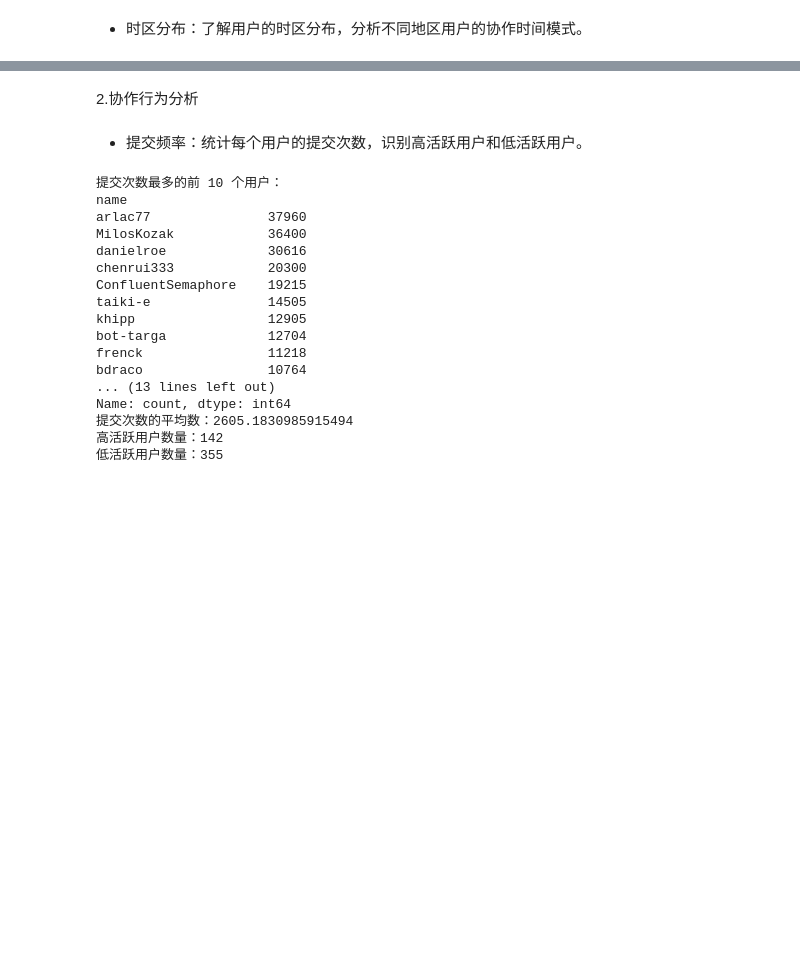
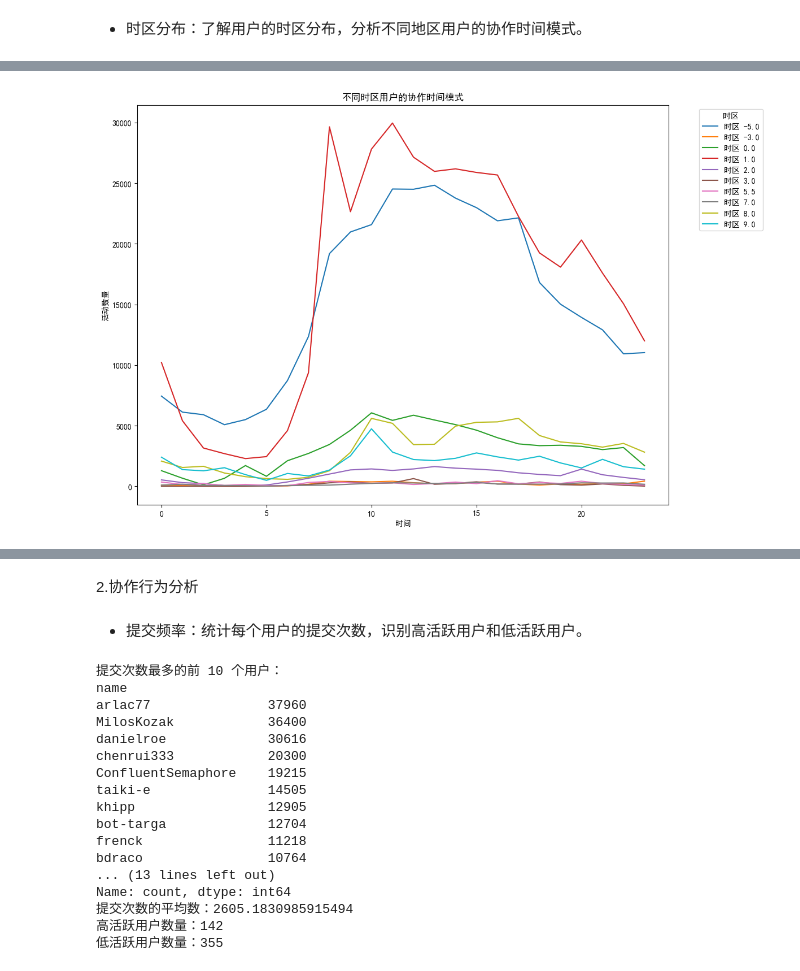
Before and after one commit to WuTong-ww/Intro_Theory, a Jupyter notebook: hw12/hw12.ipynb, the cells around one changed output, grey strips where cells are left out. Drawn from its saved outputs; the diff is of its cells as text; code cells hidden in the pictures; blank space fills up the shorter version.

```diff
--- a/hw12/hw12.ipynb
+++ b/hw12/hw12.ipynb
@@ -103,2 +103,86 @@ Name: name, dtype: int64
 # %% [markdown]
 - 时区分布：了解用户的时区分布，分析不同地区用户的协作时间模式。
+# %%
+import pandas as pd
+import matplotlib.pyplot as plt
+
+# 读取 CSV 文件
+df = pd.read_csv('users_combined_info_500.csv')
+
+# 国家到时区的映射表
+country_to_timezone = {
+    "United States": -5,  # Eastern Time (ET)
+    "United Kingdom": 0,  # Greenwich Mean Time (GMT)
+    "Slovakia": 1,        # Central European Time (CET)
+    "Japan": 9,           # Japan Standard Time (JST)
+    "Spain": 1,           # Central European Time (CET)
+    "Germany": 1,         # Central European Time (CET)
+    "Italy": 1,           # Central European Time (CET)
+    "Brazil": -3,         # Brasília Time (BRT)
+    "Hungary": 1,         # Central European Time (CET)
+    "India": 5.5,         # Indian Standard Time (IST)
+    "Finland": 2,         # Eastern European Time (EET)
+    "Sweden": 1,          # Central European Time (CET)
+    "Canada": -5,         # Eastern Time (ET)
+    "Netherlands": 1,     # Central European Time (CET)
+    "China": 8,           # China Standard Time (CST)
+    "Ireland": 0,         # Greenwich Mean Time (GMT)
+    "Lithuania": 2,       # Eastern European Time (EET)
+    "France": 1,          # Central European Time (CET)
+    "Poland": 1,          # Central European Time (CET)
+    "Austria": 1,         # Central European Time (CET)
+    "Estonia": 2,         # Eastern European Time (EET)
+    "Croatia": 1,         # Central European Time (CET)
+    "Denmark": 1,         # Central European Time (CET)
+    "Belgium": 1,         # Central European Time (CET)
+    "Luxembourg": 1,      # Central European Time (CET)
+    "Portugal": 0,        # Western European Time (WET)
+    "Greece": 2,          # Eastern European Time (EET)
+    "Russia": 3,          # Moscow Time (MSK)
+    "Indonesia": 7,       # Western Indonesia Time (WIB)
+    "Romania": 2,         # Eastern European Time (EET)
+    "Cyprus": 2,          # Eastern European Time (EET)
+    "Bulgaria": 2,        # Eastern European Time (EET)
+    "Slovenia": 1,        # Central European Time (CET)
+    "Latvia": 2,          # Eastern European Time (EET)
+    "Malta": 1            # Central European Time (CET)
+}
+
+# 根据 country 列判断时区
+df['timezone'] = df['country'].map(country_to_timezone)
+
+# 将 event_time 列转换为 datetime 对象
+df['event_time'] = pd.to_datetime(df['event_time'])
+
+# 定义一个函数来计算当地时间
+def get_local_time(row):
+    if pd.isnull(row['timezone']):
+        return None
+    utc_offset = pd.Timedelta(hours=row['timezone'])
+    return row['event_time'] + utc_offset
+
+# 计算每个用户的当地时间
+df['local_time'] = df.apply(get_local_time, axis=1)
+
+# 提取小时信息
+df['local_hour'] = df['local_time'].dt.hour
+
+# 按时区和小时统计用户活动
+activity_pattern = df.groupby(['timezone', 'local_hour']).size().unstack().fillna(0)
+
+# 打印不同时区用户的活跃时间习惯
+print("不同时区用户的活跃时间习惯：")
+print(activity_pattern)
+
+# 绘制不同时区用户的协作时间模式图
+plt.figure(figsize=(12, 8))
+for timezone in activity_pattern.index:
+    plt.plot(activity_pattern.columns, activity_pattern.loc[timezone], label=f'时区 {timezone}')
+
+plt.title('不同时区用户的协作时间模式')
+plt.xlabel('时间')
+plt.ylabel('活动数量')
+plt.legend(title='时区', bbox_to_anchor=(1.05, 1), loc='upper left')
+plt.tight_layout()
+plt.show()
+# %% [output]
@@ -105 +206,2 @@ Name: name, dtype: int64
+[figure, added]
 # %%
```
Also changed, not shown: parts of 5 cells of this notebook, 1 other file.
